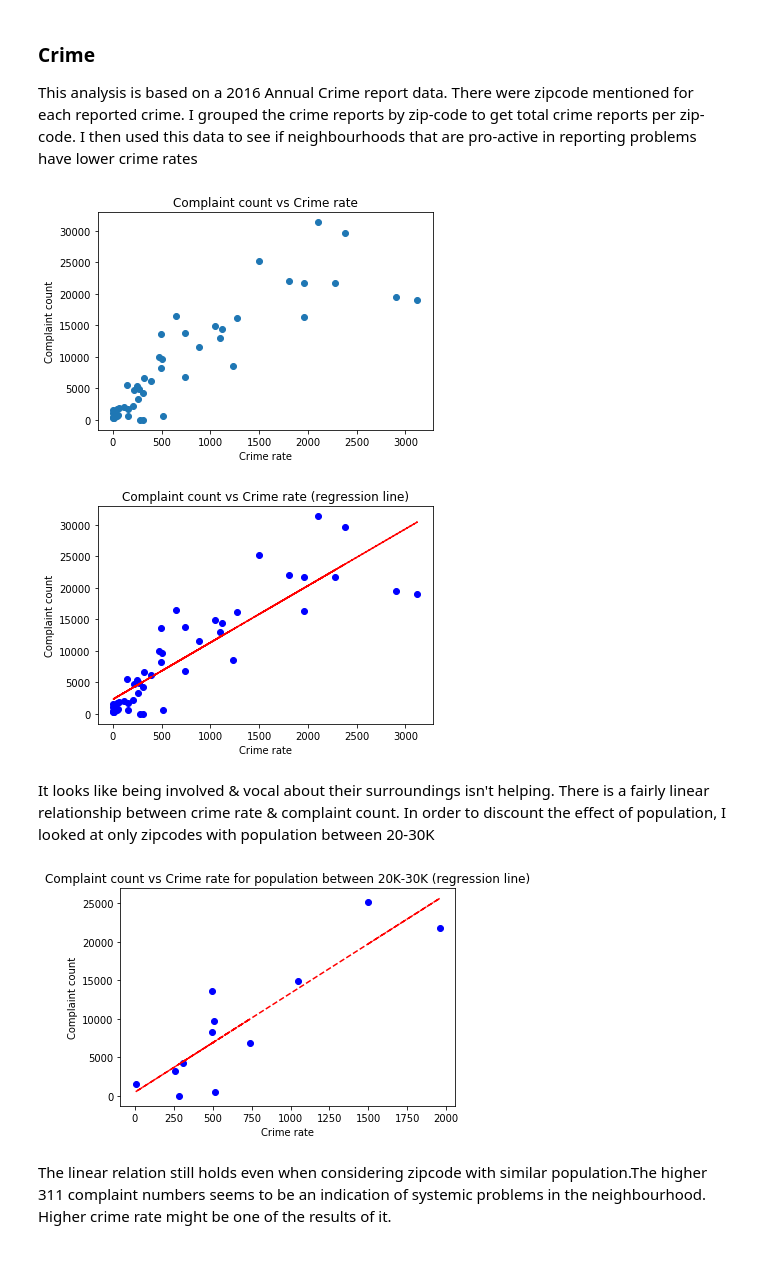
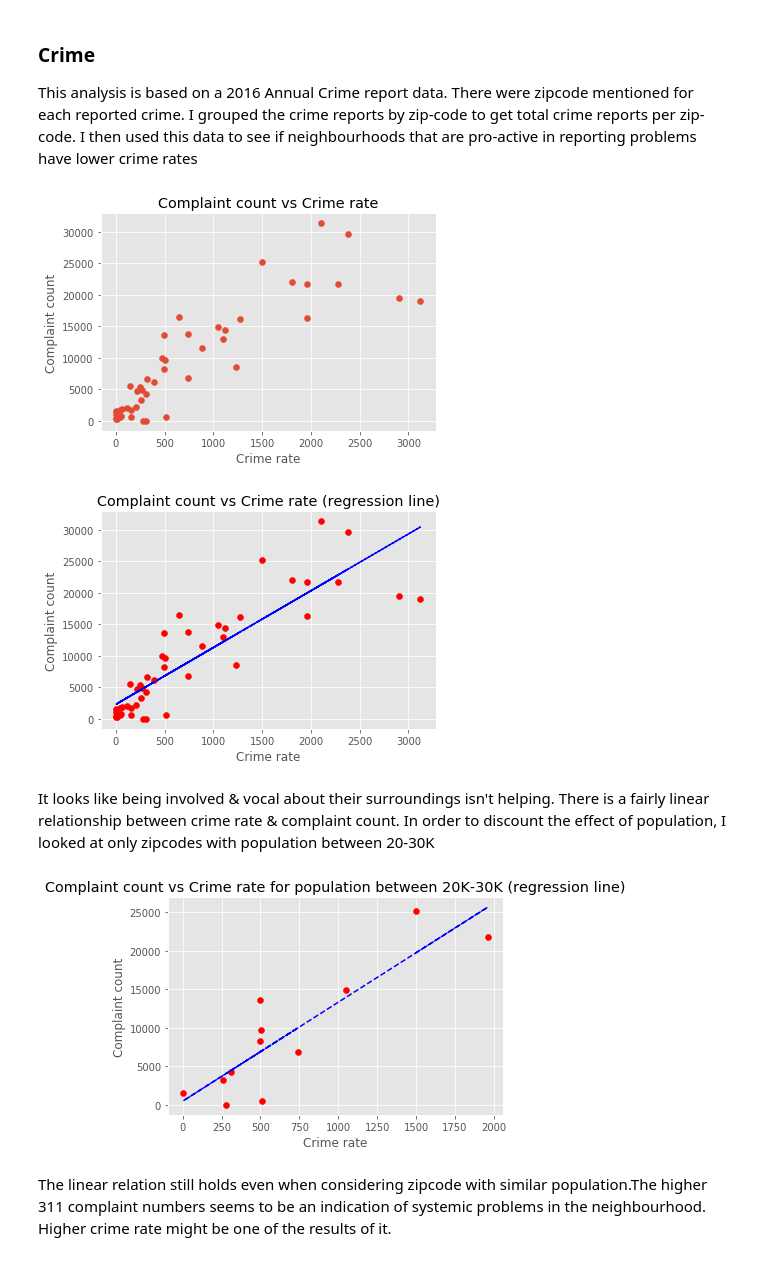
Before and after one commit to mraigosa/Austin_311_analysis, a Jupyter notebook: zipcode_analysis_main.ipynb, the cells around one changed output. Saved outputs shown, nothing was run; the diff lists cells and outputs as text; code cells hidden in the pictures.

Commit message:
12-08-2017: Improved graphs

```diff
--- a/zipcode_analysis_main.ipynb
+++ b/zipcode_analysis_main.ipynb
@@ -27,11 +28,13 @@ x_axis = np.arange(len(zipcode_main_df["zip_code"]))
 tick_locations = [value + 0.4 for value in x_axis]
 plt.xticks(tick_locations, zipcode_main_df["zip_code"], rotation="vertical")
 
-plt.bar(x_axis, zipcode_main_df["complaint_count"], alpha=0.5, align="edge")
+plt.bar(x_axis, zipcode_main_df["complaint_count"], alpha=0.5, align="edge", color = "green", edgecolor = "y")
 
 plt.xlabel("Zipcode")
 plt.ylabel("Complaint Count")
 plt.title("Complaint count by zipcode")
 
+plt.style.use('ggplot')
+
 plt.show()
 # %% [output]
@@ -163,7 +168,7 @@ plt.ylabel("Complaint count")
 plt.title("Complaint count vs Crime rate")
 plt.show()
 # %% [output]
-[figure, old version]
+[figure, new version]
 # %%
 #Regression analysis(best fit)
 crime = zipcode_main_df.loc[:,"crime_reports"]
@@ -175,35 +180,35 @@ mask = ~np.isnan(crime) & ~np.isnan(complaint)
 fit = slope * crime[mask] + intercept
 # %%
 #plot crime reports vs complaint count
-plt.scatter(crime[mask], complaint[mask], color='blue', marker='o')
-plt.plot(crime[mask], fit, color='red', linestyle='dashed')
+plt.scatter(crime[mask], complaint[mask], color='red', edgecolor='r')
+plt.plot(crime[mask], fit, color='blue', linestyle='dashed')
 plt.xlabel("Crime rate")
 plt.ylabel("Complaint count")
 plt.title("Complaint count vs Crime rate (regression line)")
 plt.show()
 # %% [output]
-[figure, old version]
+[figure, new version]
 # %% [markdown]
 It looks like being involved & vocal about their surroundings isn't helping. There is a fairly linear relationship between crime rate & complaint count. In order to discount the effect of population, I looked at only zipcodes with population between 20-30K
 # %%
 #Regression analysis(best fit) when only looking at zip-code with population 20K-30K
 crime = zipcode_20k_to_30k.loc[:,"crime_reports"]
 complaint = zipcode_20k_to_30k.loc[:,"complaint_count"]
 
 #use mask to remove NaN
 mask = ~np.isnan(crime) & ~np.isnan(complaint)
 (slope, intercept, _, _, _) = linregress(crime[mask], complaint[mask])
 fit = slope * crime[mask] + intercept
 
 #plot crime reports vs complaint count for zip-codes with population 20K-30K
-plt.scatter(crime[mask], complaint[mask], color='blue', marker='o')
-plt.plot(crime[mask], fit, color='red', linestyle='dashed')
+plt.scatter(crime[mask], complaint[mask], color='red', edgecolor='r')
+plt.plot(crime[mask], fit, color='blue', linestyle='dashed')
 plt.xlabel("Crime rate")
 plt.ylabel("Complaint count")
 plt.title("Complaint count vs Crime rate for population between 20K-30K (regression line)")
 plt.show()
 # %% [output]
-[figure, old version]
+[figure, new version]
 # %% [markdown]
 The linear relation still holds even when considering zipcode with similar population.The higher 311 complaint numbers seems to be an indication of systemic problems in the neighbourhood. Higher crime rate might be one of the results of it.
 # %% [markdown]
```
Also changed, not shown: parts of 8 cells of this notebook.
